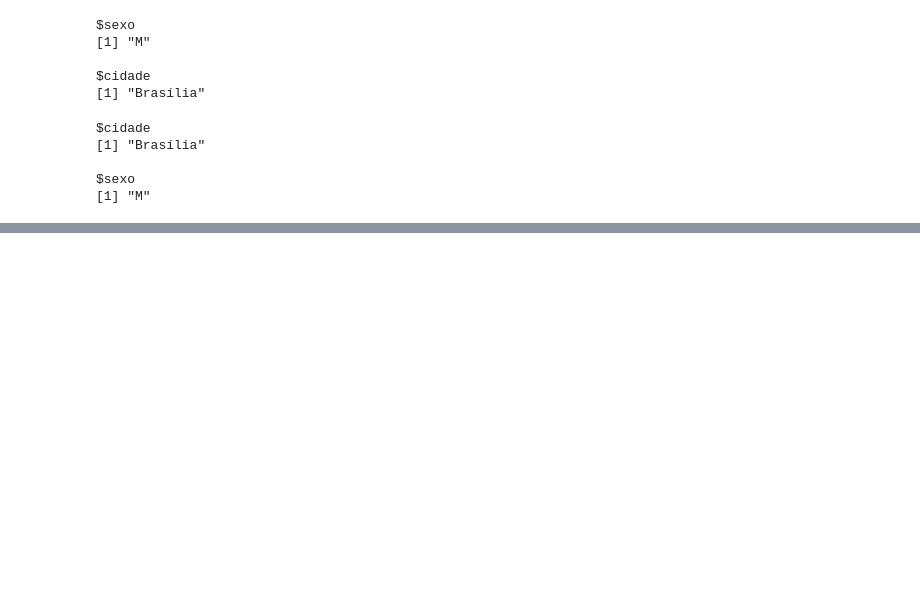
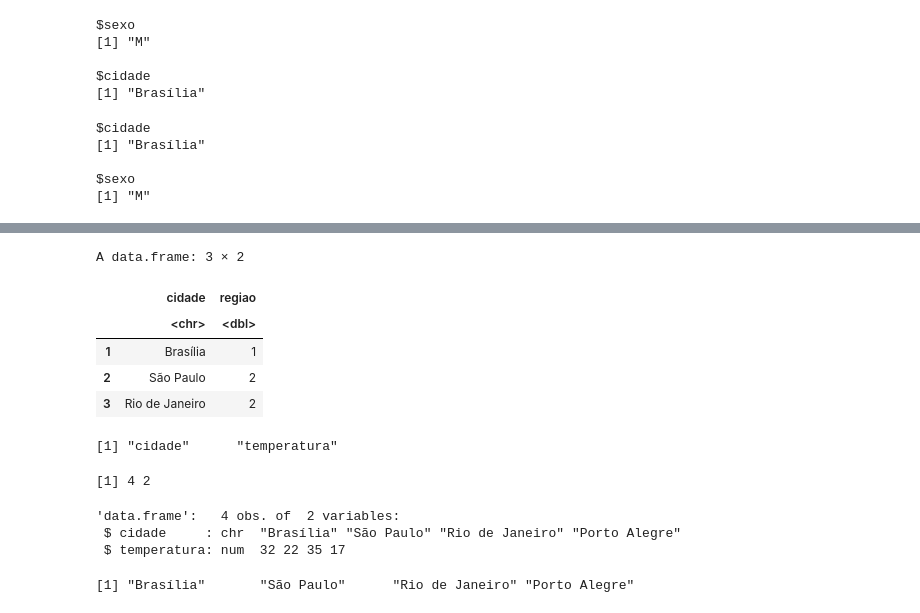
Before and after one commit to DanielMGuedes/Ling_R_Introduc_EVg, a Jupyter notebook: Linguagen_R_Tratamento_de_Dados.ipynb, the cells around one changed output, grey strips where cells are left out. Drawn from its saved outputs; the diff is of its cells as text; code cells hidden in the pictures; blank space fills up the shorter version.

```diff
--- a/Linguagen_R_Tratamento_de_Dados.ipynb
+++ b/Linguagen_R_Tratamento_de_Dados.ipynb
@@ -257,0 +330,36 @@ $sexo
+# %%
+# Selecionando as 3 primeiras linhas, da 1ª e 3ª coluna
+df2 [c(1:3), c(1,3)]
+# %% [output]
+A data.frame: 3 × 2
+|  | cidade | regiao |
+|  | <chr> | <dbl> |
+| 1 | Brasília | 1 |
+| 2 | São Paulo | 2 |
+| 3 | Rio de Janeiro | 2 |
+# %%
+# Verificar o nome das Colunas:
+names(df)
+# %% [output]
+[1] "cidade"      "temperatura"
+# %%
+# Verificar o numero de Linhas e de Colunas:
+dim(df)
+# O resultado mostra que o data.frama possui 4 linhas e 2 colunas (4x2)
+# %% [output]
+[1] 4 2
+# %%
+#Ver os TIPOS dos dados das colunas:
+str(df)
+# A saida mostra que ac COluna Cidade é do tipo: "chr" e temperatura é do tipo "num"
+# %% [output]
+'data.frame':   4 obs. of  2 variables:
+ $ cidade     : chr  "Brasília" "São Paulo" "Rio de Janeiro" "Porto Alegre"
+ $ temperatura: num  32 22 35 17
+# %%
+# Para buscar os daods de uma coluna, existem duas formas básicas:
+# Comandos: "data.frame$NomeColuna" ou " data.frame['NomeColuna']"
+df$cidade
+#A saida da consulta é apenas os dados na COLUNA
+# %% [output]
+[1] "Brasília"       "São Paulo"      "Rio de Janeiro" "Porto Alegre"
```
Also changed, not shown: parts of 19 cells of this notebook.
